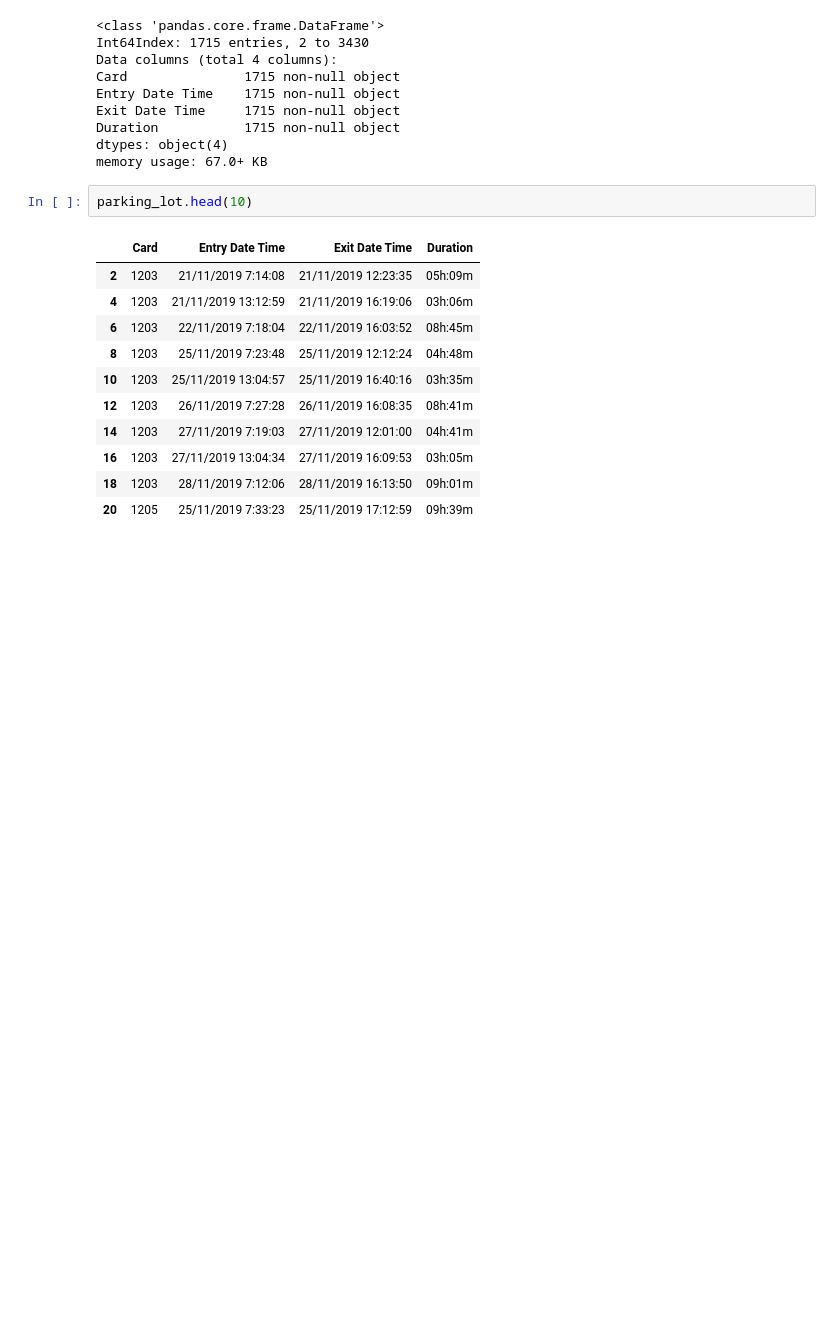
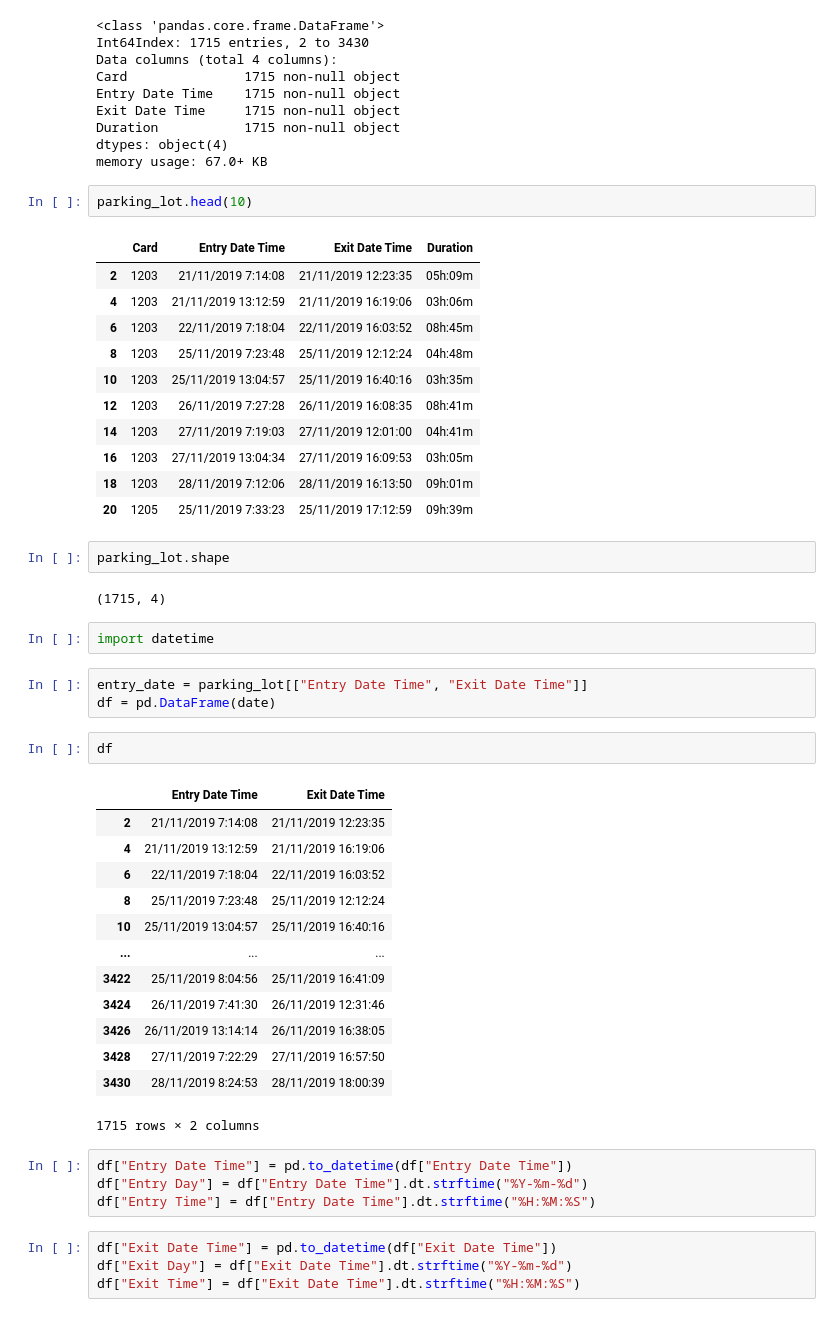
Before and after one commit to nobleartorigus/ParkingLotDS, a Jupyter notebook: Parking Lot.ipynb, the cells around one changed output. Drawn from its saved outputs; the diff is of its cells as text; blank space fills up the shorter version.

```diff
--- a/Parking Lot.ipynb
+++ b/Parking Lot.ipynb
@@ -152,3 +152,36 @@ parking_lot.head(10)
 | 16 | 1203 | 27/11/2019 13:04:34 | 27/11/2019 16:09:53 | 03h:05m |
 | 18 | 1203 | 28/11/2019 7:12:06 | 28/11/2019 16:13:50 | 09h:01m |
 | 20 | 1205 | 25/11/2019 7:33:23 | 25/11/2019 17:12:59 | 09h:39m |
+# %%
+parking_lot.shape
+# %% [output]
+(1715, 4)
+# %%
+import datetime
+# %%
+entry_date = parking_lot[["Entry Date Time", "Exit Date Time"]]
+df = pd.DataFrame(date)
+# %%
+df
+# %% [output]
+|  | Entry Date Time | Exit Date Time |
+| 2 | 21/11/2019 7:14:08 | 21/11/2019 12:23:35 |
+| 4 | 21/11/2019 13:12:59 | 21/11/2019 16:19:06 |
+| 6 | 22/11/2019 7:18:04 | 22/11/2019 16:03:52 |
+| 8 | 25/11/2019 7:23:48 | 25/11/2019 12:12:24 |
+| 10 | 25/11/2019 13:04:57 | 25/11/2019 16:40:16 |
+| ... | ... | ... |
+| 3422 | 25/11/2019 8:04:56 | 25/11/2019 16:41:09 |
+| 3424 | 26/11/2019 7:41:30 | 26/11/2019 12:31:46 |
+| 3426 | 26/11/2019 13:14:14 | 26/11/2019 16:38:05 |
+| 3428 | 27/11/2019 7:22:29 | 27/11/2019 16:57:50 |
+| 3430 | 28/11/2019 8:24:53 | 28/11/2019 18:00:39 |
+1715 rows × 2 columns
+# %%
+df["Entry Date Time"] = pd.to_datetime(df["Entry Date Time"])
+df["Entry Day"] = df["Entry Date Time"].dt.strftime("%Y-%m-%d")
+df["Entry Time"] = df["Entry Date Time"].dt.strftime("%H:%M:%S")
+# %%
+df["Exit Date Time"] = pd.to_datetime(df["Exit Date Time"])
+df["Exit Day"] = df["Exit Date Time"].dt.strftime("%Y-%m-%d")
+df["Exit Time"] = df["Exit Date Time"].dt.strftime("%H:%M:%S")
```
Also changed, not shown: parts of 4 cells of this notebook.
